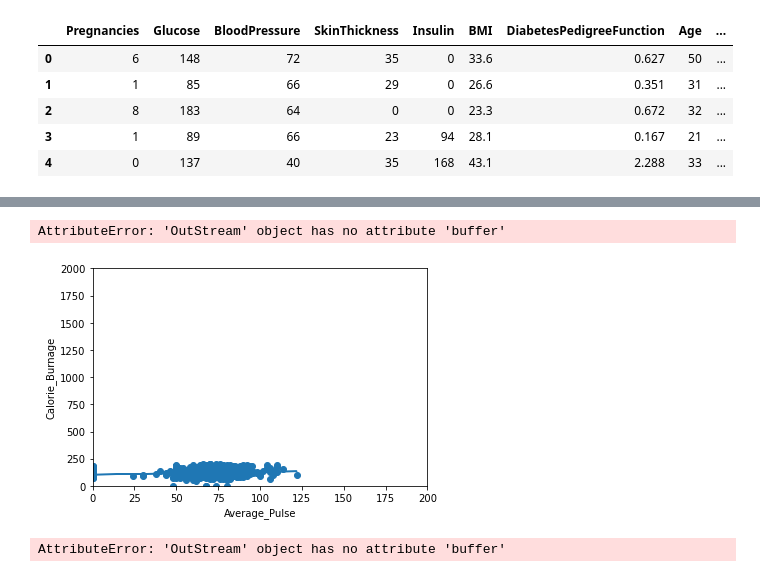
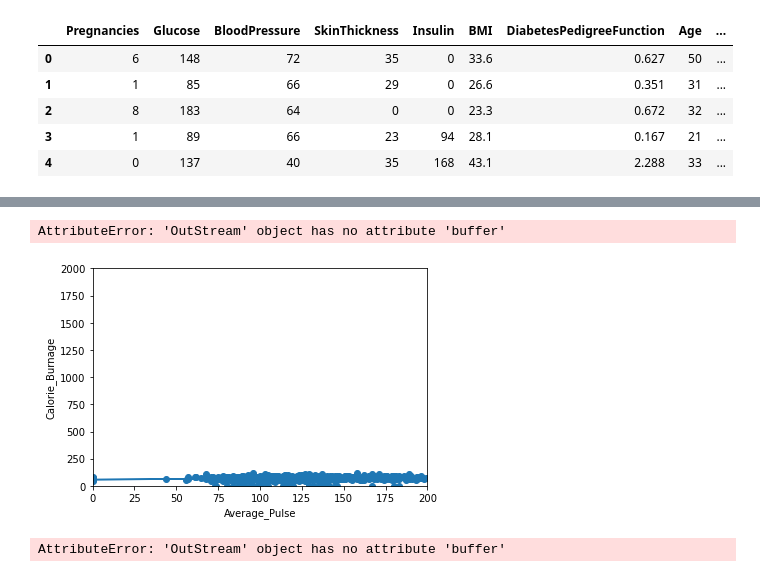
Before and after one commit to johnnjoroge0/Diabetes-data-analysis, a Jupyter notebook: Diabetes data analysis.ipynb, the cells around one changed output, grey strips where cells are left out. Drawn from its saved outputs; the diff is of its cells as text; code cells hidden in the pictures.

```diff
--- a/Diabetes data analysis.ipynb
+++ b/Diabetes data analysis.ipynb
@@ -76,37 +82,37 @@ plt.show()
 import sys
 import matplotlib
 matplotlib.use('Agg')
 
 import pandas as pd
 import matplotlib.pyplot as plt
 from scipy import stats
 
-Data=pd.read_csv(diabetes, header=0, sep=",")
+Data1=pd.read_csv(diabetes, header=0, sep=",")
 
-x = Data['BloodPressure']
-y = Data['Glucose']
+x = Data1['Glucose']
+y = Data1['BloodPressure']
 
 slope, intercept, r, p, std_err = stats.linregress(x, y)
 
 def myfunc(x):
     return slope * x + intercept
 
 mymodel = list(map(myfunc, x))
 
 plt.scatter(x, y)
 plt.plot(x, mymodel)
 plt.ylim(ymin=0, ymax=2000)
 plt.xlim(xmin=0, xmax=200)
 plt.xlabel("Average_Pulse")
 plt.ylabel ("Calorie_Burnage")
 plt.show()
 
 #Two lines to make our compiler able to draw:
 plt.savefig(sys.stdout.buffer)
 sys.stdout.flush()
 # %% [output]
 AttributeError: 'OutStream' object has no attribute 'buffer'
-[figure, old version]
+[figure, new version]
 # %%
 import sys
 import matplotlib
```
Also changed, not shown: parts of 9 cells of this notebook.
